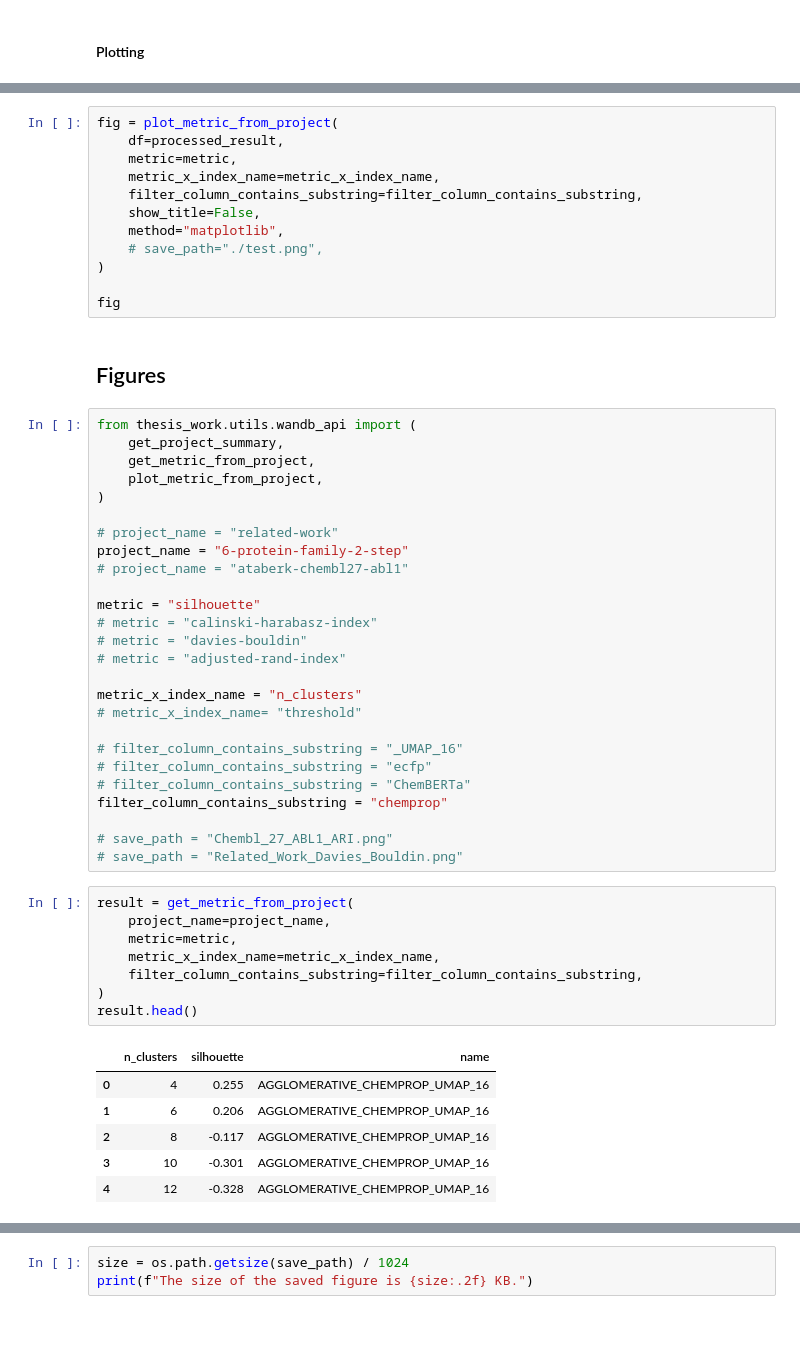
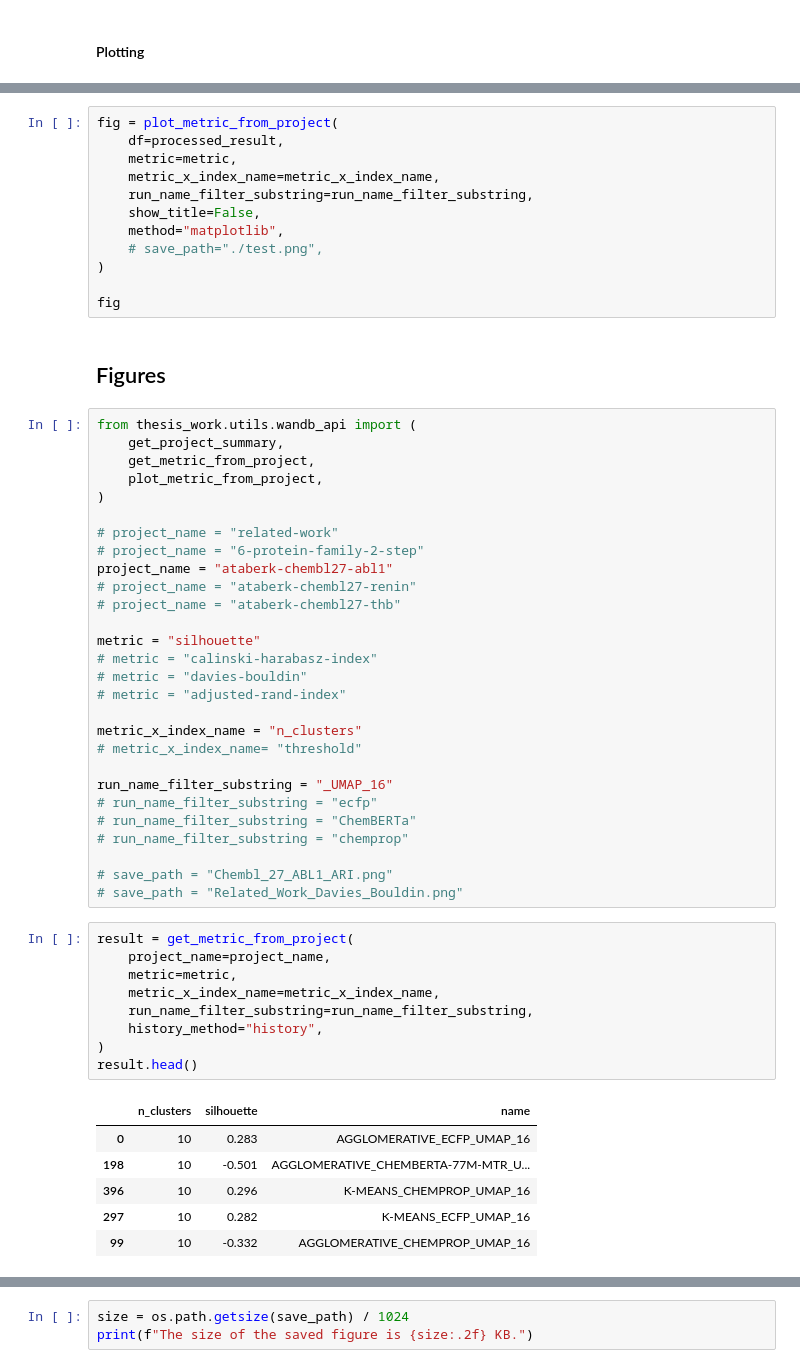
Before and after one commit to ilkersigirci/thesis-work, a Jupyter notebook: notebooks/wandb_test.ipynb, the cells around one changed output, grey strips where cells are left out. Cells and saved outputs as stored; diff of their text form; blank space fills up the shorter version.

```diff
--- a/notebooks/wandb_test.ipynb
+++ b/notebooks/wandb_test.ipynb
@@ -146,7 +176,7 @@ fig = plot_metric_from_project(
     df=processed_result,
     metric=metric,
     metric_x_index_name=metric_x_index_name,
-    filter_column_contains_substring=filter_column_contains_substring,
+    run_name_filter_substring=run_name_filter_substring,
     show_title=False,
     method="matplotlib",
     # save_path="./test.png",
@@ -163,8 +193,10 @@ from thesis_work.utils.wandb_api import (
 )
 
 # project_name = "related-work"
-project_name = "6-protein-family-2-step"
-# project_name = "ataberk-chembl27-abl1"
+# project_name = "6-protein-family-2-step"
+project_name = "ataberk-chembl27-abl1"
+# project_name = "ataberk-chembl27-renin"
+# project_name = "ataberk-chembl27-thb"
 
 metric = "silhouette"
 # metric = "calinski-harabasz-index"
@@ -174,25 +206,26 @@ metric = "silhouette"
 metric_x_index_name = "n_clusters"
 # metric_x_index_name= "threshold"
 
-# filter_column_contains_substring = "_UMAP_16"
-# filter_column_contains_substring = "ecfp"
-# filter_column_contains_substring = "ChemBERTa"
-filter_column_contains_substring = "chemprop"
+run_name_filter_substring = "_UMAP_16"
+# run_name_filter_substring = "ecfp"
+# run_name_filter_substring = "ChemBERTa"
+# run_name_filter_substring = "chemprop"
 
 # save_path = "Chembl_27_ABL1_ARI.png"
 # save_path = "Related_Work_Davies_Bouldin.png"
 # %%
 result = get_metric_from_project(
     project_name=project_name,
     metric=metric,
     metric_x_index_name=metric_x_index_name,
-    filter_column_contains_substring=filter_column_contains_substring,
+    run_name_filter_substring=run_name_filter_substring,
+    history_method="history",
 )
 result.head()
 # %% [output]
 |  | n_clusters | silhouette | name |
-| 0 | 4 | 0.255 | AGGLOMERATIVE_CHEMPROP_UMAP_16 |
-| 1 | 6 | 0.206 | AGGLOMERATIVE_CHEMPROP_UMAP_16 |
-| 2 | 8 | -0.117 | AGGLOMERATIVE_CHEMPROP_UMAP_16 |
-| 3 | 10 | -0.301 | AGGLOMERATIVE_CHEMPROP_UMAP_16 |
-| 4 | 12 | -0.328 | AGGLOMERATIVE_CHEMPROP_UMAP_16 |
+| 0 | 10 | 0.283 | AGGLOMERATIVE_ECFP_UMAP_16 |
+| 198 | 10 | -0.501 | AGGLOMERATIVE_CHEMBERTA-77M-MTR_U... |
+| 396 | 10 | 0.296 | K-MEANS_CHEMPROP_UMAP_16 |
+| 297 | 10 | 0.282 | K-MEANS_ECFP_UMAP_16 |
+| 99 | 10 | -0.332 | AGGLOMERATIVE_CHEMPROP_UMAP_16 |
```
Also changed, not shown: parts of 22 cells of this notebook, 3 other files.
